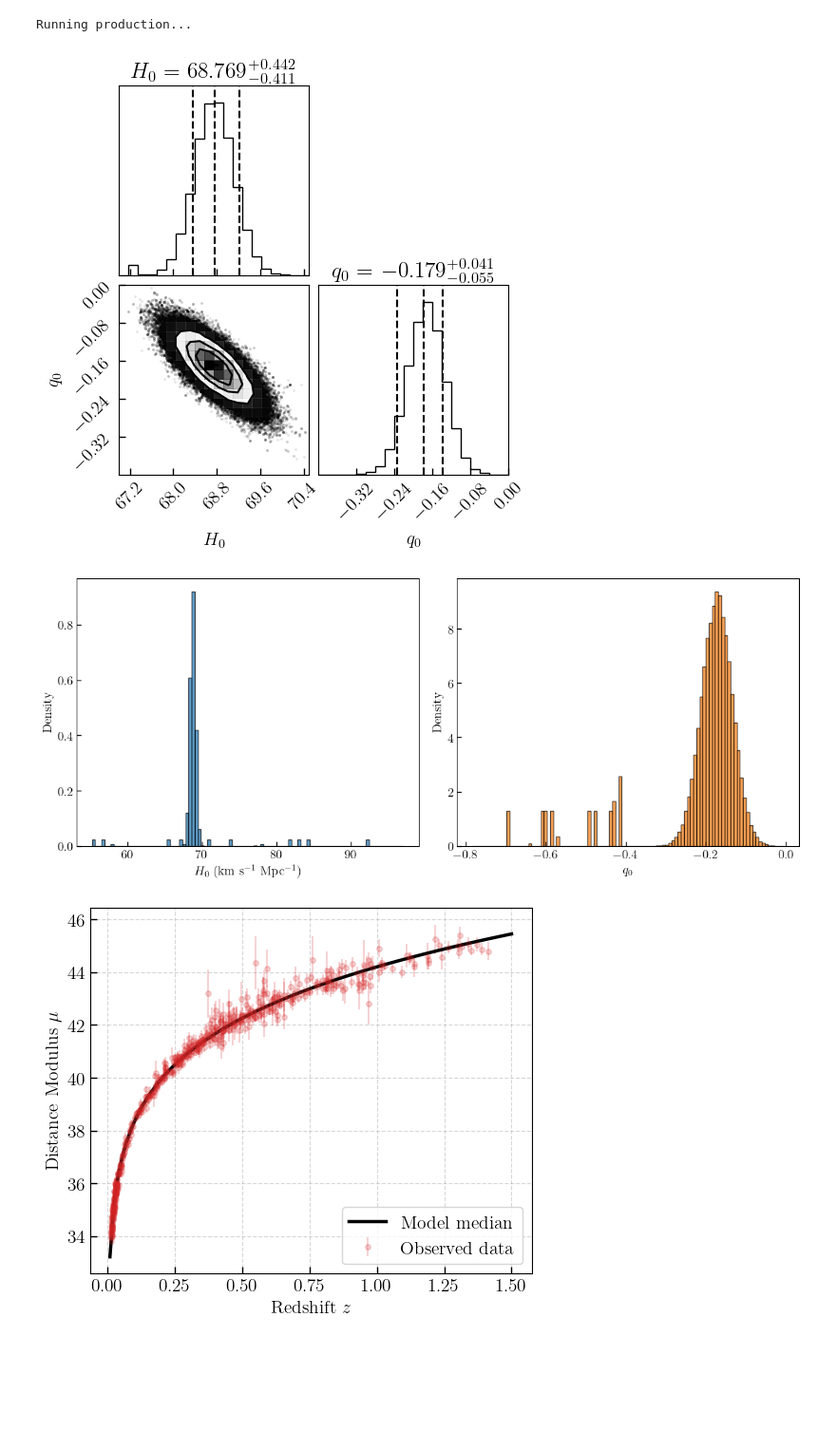
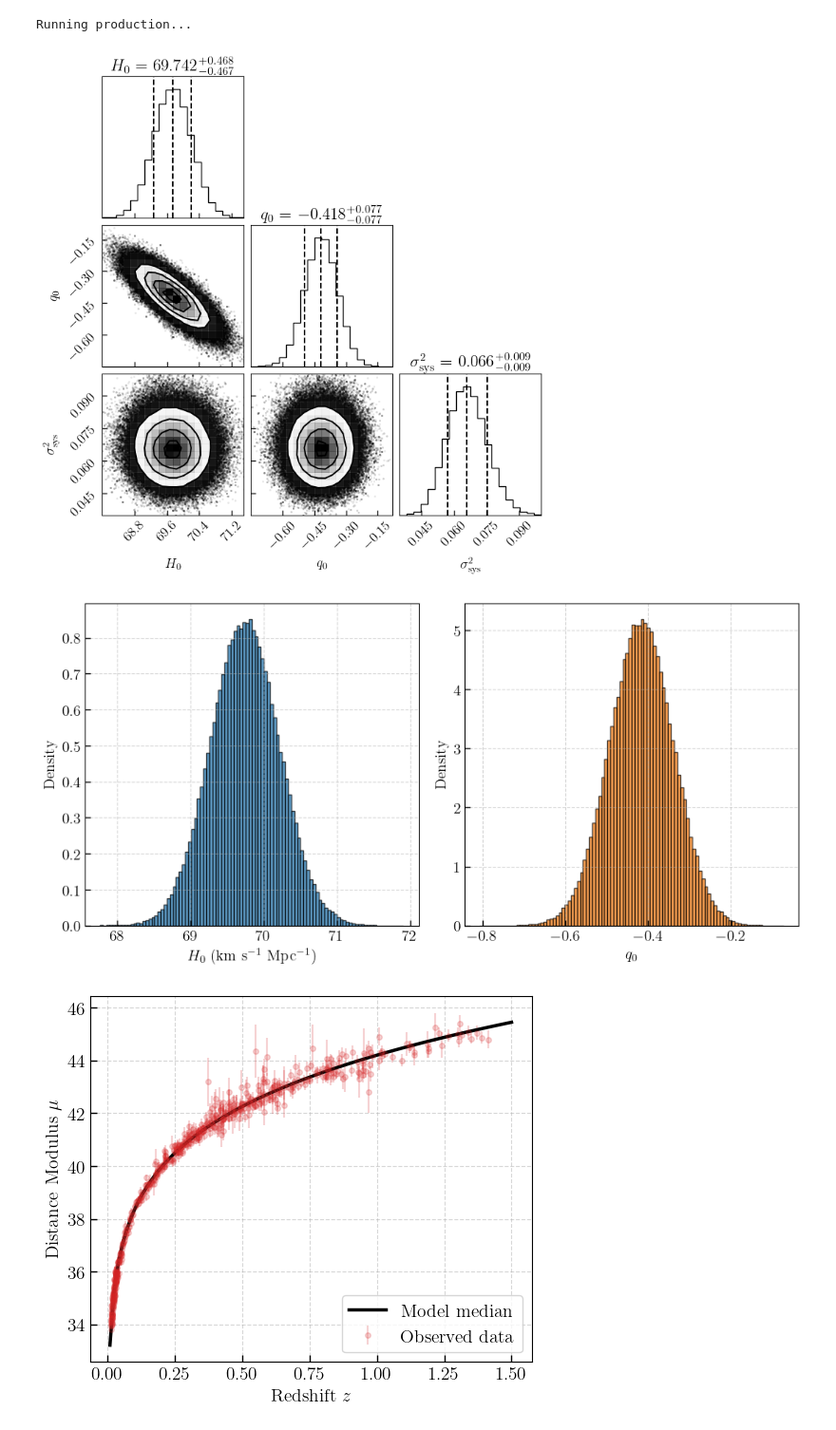
Before and after one commit to stommen/tif345_projects, a Jupyter notebook: project_1/project1_LBOS.ipynb, the cells around one changed output. Shown at 95% size. Drawn from its saved outputs; the diff is of its cells as text; code cells hidden in the pictures; blank space fills up the shorter version.

```diff
--- a/project_1/project1_LBOS.ipynb
+++ b/project_1/project1_LBOS.ipynb
@@ -34,15 +36,18 @@ plt.rcParams['ytick.color'] = 'black'
 
 data = np.loadtxt("data/SCPUnion2.1_mu_vs_z.txt", comments="#", usecols=(1,2,3,4))
 z = data[:, 0] # redshift
+z_05 = z[z < 0.5]
 mu_obs = data[:, 1] # observed distance modulus
+mu_obs_05 = mu_obs[z < 0.5]
 mu_err = data[:, 2] # error in distance modulus
+mu_err_05 = mu_err[z < 0.5]
 data_sys = data[:, 3] # systematic error in distance modulus
 
 c = 299792.458 # speed of light in km/s
 H0_min, H0_max = 30, 100 # Hubble constant prior range in km/s/Mpc
-q0_min, q0_max = -2, 2 # Deceleration parameter prior range
+q0_min, q0_max = -10, 10 # Deceleration parameter prior range
 inv_gamma_a = 1.0 # inverse gamma parameter for systematic error model
-inv_gamma_scale = 0.1 # inverse gamma scale for systematic error model
+inv_gamma_scale = 1.0 # inverse gamma scale for systematic error model
 
 # H0 check
 mini_z = z[z < 0.05]
@@ -62,7 +67,8 @@ def mu_theory(z, H0, q0, c):
 
 def log_prior(theta):
     """Calculate the log prior probability for the parameters."""
-    H0, q0, sigma_sys = theta
+    H0, q0, sigma_sys_log = theta
+    sigma_sys = np.exp(sigma_sys_log)
     if H0_min < H0 < H0_max and q0_min < q0 < q0_max and sigma_sys > 0:
         logp_sigma_sys = stats.invgamma.logpdf(sigma_sys, a=inv_gamma_a, scale=inv_gamma_scale)
         return logp_sigma_sys
@@ -70,7 +76,8 @@ def log_prior(theta):
 
 def log_likelihood(theta, z, mu_obs, mu_err):
     """Calculate the log likelihood of the observed data given the model parameters."""
-    H0, q0, sigma_sys = theta
+    H0, q0, sigma_sys_log = theta
+    sigma_sys = np.exp(sigma_sys_log)
     mu_model = mu_theory(z, H0, q0, c)
     var = mu_err**2 + sigma_sys**2
     if np.any(var <= 0):
@@ -96,10 +103,10 @@ nwalkers = 100
 # Initial guess: H0 ~70, q0 ~ -0.5, s2 ~1
 p0 = np.zeros((nwalkers, ndim))
 p0[:,0] = 70.0 + 10 * np.random.randn(nwalkers)
-p0[:,1] = -0.5 + 1e-1 * np.random.randn(nwalkers)
-p0[:,2] = np.log(1.0) + 1e-1 * np.random.randn(nwalkers)
+p0[:,1] = 0.0 + 2 * np.random.randn(nwalkers)
+p0[:,2] = np.log(np.abs(1e-1 * np.random.randn(nwalkers)))
 
-sampler = emcee.EnsembleSampler(nwalkers, ndim, log_posterior, args=(z, mu_obs, mu_err))
+sampler = emcee.EnsembleSampler(nwalkers, ndim, log_posterior, args=(z_05, mu_obs_05, mu_err_05))
 print("Running burn-in...")
 pos, prob, state = sampler.run_mcmc(p0, 1000, progress=True)
 sampler.reset()
@@ -116,29 +123,31 @@ Running production...
 # %%
 ### Results ###
 
 # Corner plot
-fig = corner.corner(np.vstack([H0_samples, q0_samples]).T,
-                    labels=[r"$H_0$", r"$q_0$"],
-                    range=[[67, 70.5], [-0.4, 0.0]],
+fig = corner.corner(np.vstack([H0_samples, q0_samples, s2_samples]).T,
+                    labels=[r"$H_0$", r"$q_0$", r"$\sigma_{\mathrm{sys}}^2$"],
+                    range=[[68, 71.5], [-0.75, -0.08], [0.035, 0.1]],
                     show_titles=True,
                     title_fmt=".3f",
                     quantiles=[0.16, 0.5, 0.84])
 # fig.savefig("posterior_corner.png")
 
 # Histograms of individual parameters
-fig, axes = plt.subplots(1, 2, figsize=(12, 5))
+fig, axes = plt.subplots(1, 2, figsize=(10, 5))
 axes[0].hist(H0_samples, bins=100, density=True, color='tab:blue', alpha=0.7, edgecolor='black')
 axes[0].set_xlabel(r"$H_0$ (km s$^{-1}$ Mpc$^{-1}$)")
 axes[0].set_ylabel("Density")
+axes[0].grid(True, linestyle='--', alpha=0.5)
 axes[1].hist(q0_samples, bins=100, density=True, color='tab:orange', alpha=0.7, edgecolor='black')
 axes[1].set_xlabel(r"$q_0$")
 axes[1].set_ylabel("Density")
+axes[1].grid(True, linestyle='--', alpha=0.5)
 plt.tight_layout()
 # plt.savefig("posterior_histograms.png")
 plt.show()
 # %% [output]
-[figure, old version]
+[figure, new version]
-[figure, old version]
+[figure, new version]
 # %%
 ### Posterior predictive plot of distance modulus ###
 
```
Also changed, not shown: parts of 5 cells of this notebook.
